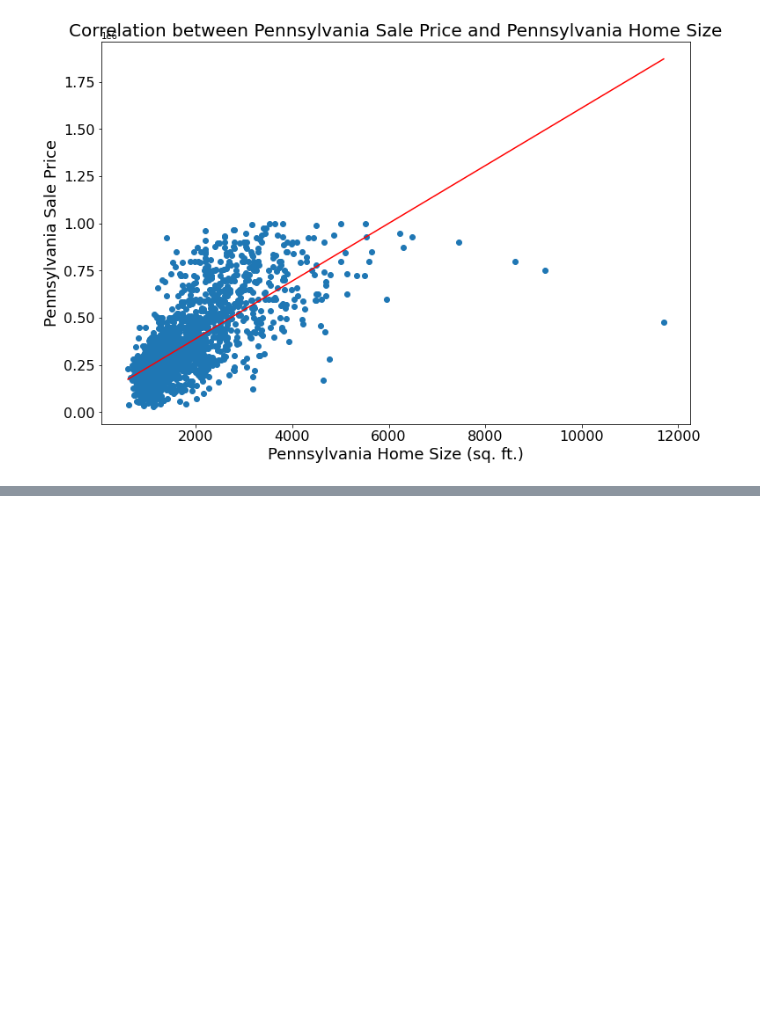
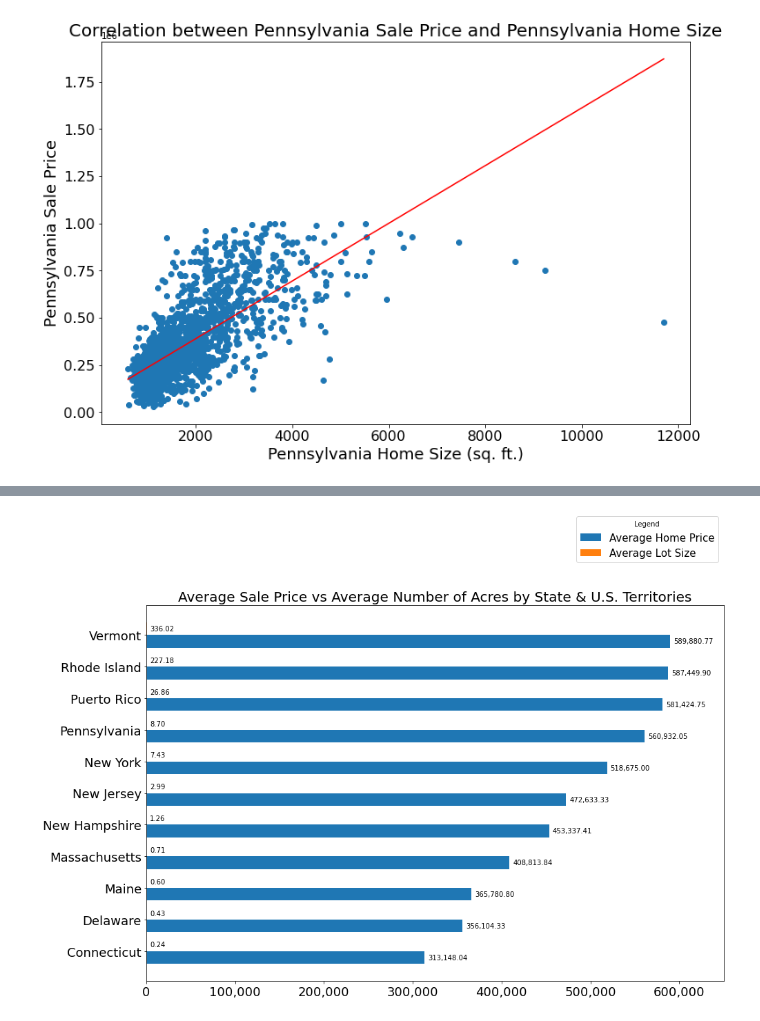
Before and after one commit to benbowlingGT/Affordable_Home_Analysis, a Jupyter notebook: home_affordablity_analysis.ipynb, the cells around one changed output, grey strips where cells are left out. Cells and saved outputs as stored; diff of their text form; code cells hidden in the pictures; blank space fills up the shorter version.

```diff
--- a/home_affordablity_analysis.ipynb
+++ b/home_affordablity_analysis.ipynb
@@ -590,0 +464,63 @@ plt.show()
+# %%
+#create a list for the bedrooms
+diff_prices = np.sort(state_average_df ["Average Home Price"].unique())
+
+#create a list for the bathrooms
+diff_lots = np.sort(state_average_df ["Average Lot Size"].unique())
+
+#create a bar graph that shows the average sale price and the average lot size for each state and US territory
+labels = avg_states
+average_prices = diff_prices
+average_lots = diff_lots
+
+x = np.arange(len(labels))  # the label locations
+width = .4  # the width of the bars
+
+fig, ax = plt.subplots(figsize=(14,10))
+rects1 = ax.barh(x - width/2, average_prices, width, label='Average Home Price')
+rects2 = ax.barh(x + width/2, average_lots, width, label='Average Lot Size')
+
+# Add some text for labels, title and custom x-axis tick labels, etc.
+
+ax.set_title('Average Sale Price vs Average Number of Acres by State & U.S. Territories', fontsize=20)
+plt.xticks(fontsize=18)
+plt.yticks(fontsize=18)
+ax.set_yticks(x)
+ax.set_yticklabels(labels, rotation=0, ha='right', fontsize=18)
+ax.legend(title="Legend", loc="lower right", fontsize=15, bbox_to_anchor = (1 , 1.1))
+ax.set_xlim(-10, 650000) # expand xlim to make labels easier to read
+
+# Create labels
+rects = ax.patches
+for rect in rects:
+    # Get X and Y placement of label from rect.
+    x_value = rect.get_width()
+    y_value = rect.get_y() + rect.get_height() / 2
+    # Number of points between bar and label. Change to your liking.
+    space = 5
+    # Vertical alignment for positive values
+    ha = 'left'
+    # If value of bar is negative: Place label left of bar
+    if x_value < 0:
+        space *= -1
+        ha = 'right'
+    # Use X value as label and format number with 2 decimal places
+    label = '{:,.2f}'.format(x_value)
+    # Create annotation
+    plt.annotate(
+        label, # Use `label` as label
+        (x_value, y_value),   # Place label at end of the bar
+        xytext=(space, 0),    # Horizontally shift label by `space`
+        textcoords='offset points',    # Interpret `xytext` as offset in points
+        va='center',                # Vertically center label
+        ha=ha)     # Horizontally align label differently for positive and negative values.
+
+fig.tight_layout()
+
+#Format ticks
+ax.xaxis.set_major_formatter(mpl.ticker.StrMethodFormatter('{x:,.0f}'))
+
+
+plt.show()
+# %% [output]
+[figure, added]
```
Also changed, not shown: parts of 3 cells of this notebook.
